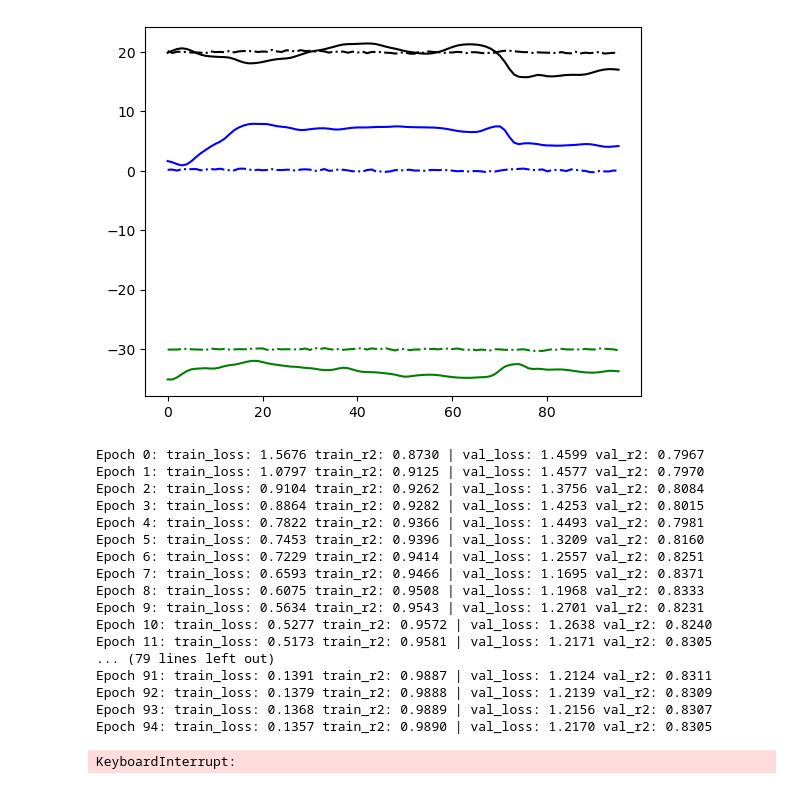
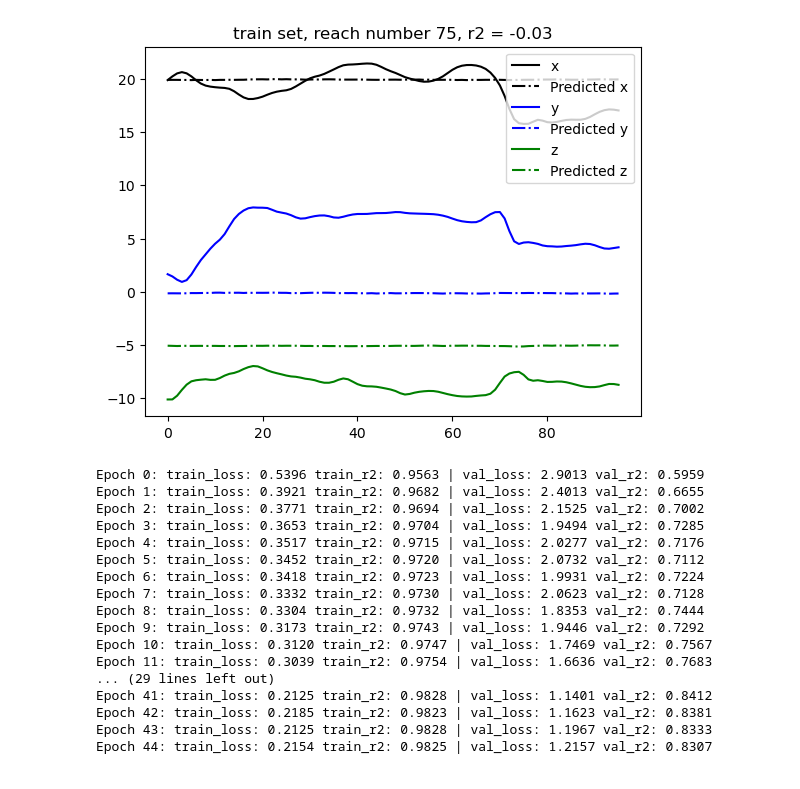
Before and after one commit to daltondm/decoding_movement_from_neural_spiking_data, a Jupyter notebook: decoding_movment_with_LSTMs.ipynb, the cells around one changed output. Drawn from its saved outputs; the diff is of its cells as text; code cells hidden in the pictures.

```diff
--- a/decoding_movment_with_LSTMs.ipynb
+++ b/decoding_movment_with_LSTMs.ipynb
@@ -91,23 +164,14 @@ optimizer = torch.optim.SGD(lstm_model.parameters(), lr=0.001)
-# %%
-def predict_single_trial_position(model, spks_arr, pos_arr, lead_bins, spikes_t0_bin, device, plot=False):
-    model.eval()
-    with torch.inference_mode():
-        spikes_list, position_list = prepare_single_trial_data(spks_arr,
-                                                               pos_arr,
-                                                               lead_bins=lead_bins,
-                                                               spikes_t0_bin=spikes_t0_bin,
-                                                               device=device)
-
-        position_pred = np.full_like(pos_arr, np.nan)
-        for bin, (spks, pos) in enumerate(zip(spikes_list, position_list)):
-            pos_out_tensor = model(spks)
-            position_pred[:, bin] = pos_out_tensor.cpu().numpy()
-
-        if plot:
-            plot_pred_vs_true_pos(position_pred, pos_arr)
-
-predict_single_trial_position(lstm_model, spikes_train.iloc[0], pos_train.iloc[0], lead_bins, spikes_t0_bin, device, plot=True)
-# %% [output]
-[figure, removed]
+# %%
+
+eval_dict = dict(group='train', idx=0, spikes=spikes_train, position=pos_train)
+trial_r2 = predict_single_trial_position(lstm_model,
+                                         eval_dict,
+                                         sequence_bins,
+                                         decoder_lead_bins,
+                                         spikes_t0_bin,
+                                         device,
+                                         plot=True)
+# %% [output]
+[figure, added]
 # %%
 def train_model(model, spikes_train, pos_train, spikes_val, pos_val,
@@ -197,29 +264,29 @@ train_loss, val_loss = train_model(lstm_model,
                                    pos_train,
                                    spikes_val,
                                    pos_val,
-                                   lead_bins,
+                                   sequence_bins,
+                                   decoder_lead_bins,
                                    spikes_t0_bin,
                                    device,
                                    loss_function,
                                    optimizer,
-                                   epochs=1000,
+                                   epochs=50,
                                    print_res=True)
 # %% [output]
-Epoch 0: train_loss: 1.5676 train_r2: 0.8730 | val_loss: 1.4599 val_r2: 0.7967
-Epoch 1: train_loss: 1.0797 train_r2: 0.9125 | val_loss: 1.4577 val_r2: 0.7970
-Epoch 2: train_loss: 0.9104 train_r2: 0.9262 | val_loss: 1.3756 val_r2: 0.8084
-Epoch 3: train_loss: 0.8864 train_r2: 0.9282 | val_loss: 1.4253 val_r2: 0.8015
-Epoch 4: train_loss: 0.7822 train_r2: 0.9366 | val_loss: 1.4493 val_r2: 0.7981
-Epoch 5: train_loss: 0.7453 train_r2: 0.9396 | val_loss: 1.3209 val_r2: 0.8160
-Epoch 6: train_loss: 0.7229 train_r2: 0.9414 | val_loss: 1.2557 val_r2: 0.8251
-Epoch 7: train_loss: 0.6593 train_r2: 0.9466 | val_loss: 1.1695 val_r2: 0.8371
-Epoch 8: train_loss: 0.6075 train_r2: 0.9508 | val_loss: 1.1968 val_r2: 0.8333
-Epoch 9: train_loss: 0.5634 train_r2: 0.9543 | val_loss: 1.2701 val_r2: 0.8231
-Epoch 10: train_loss: 0.5277 train_r2: 0.9572 | val_loss: 1.2638 val_r2: 0.8240
-Epoch 11: train_loss: 0.5173 train_r2: 0.9581 | val_loss: 1.2171 val_r2: 0.8305
-... (79 lines left out)
-Epoch 91: train_loss: 0.1391 train_r2: 0.9887 | val_loss: 1.2124 val_r2: 0.8311
-Epoch 92: train_loss: 0.1379 train_r2: 0.9888 | val_loss: 1.2139 val_r2: 0.8309
-Epoch 93: train_loss: 0.1368 train_r2: 0.9889 | val_loss: 1.2156 val_r2: 0.8307
-Epoch 94: train_loss: 0.1357 train_r2: 0.9890 | val_loss: 1.2170 val_r2: 0.8305
+Epoch 0: train_loss: 0.5396 train_r2: 0.9563 | val_loss: 2.9013 val_r2: 0.5959
+Epoch 1: train_loss: 0.3921 train_r2: 0.9682 | val_loss: 2.4013 val_r2: 0.6655
+Epoch 2: train_loss: 0.3771 train_r2: 0.9694 | val_loss: 2.1525 val_r2: 0.7002
+Epoch 3: train_loss: 0.3653 train_r2: 0.9704 | val_loss: 1.9494 val_r2: 0.7285
+Epoch 4: train_loss: 0.3517 train_r2: 0.9715 | val_loss: 2.0277 val_r2: 0.7176
+Epoch 5: train_loss: 0.3452 train_r2: 0.9720 | val_loss: 2.0732 val_r2: 0.7112
+Epoch 6: train_loss: 0.3418 train_r2: 0.9723 | val_loss: 1.9931 val_r2: 0.7224
+Epoch 7: train_loss: 0.3332 train_r2: 0.9730 | val_loss: 2.0623 val_r2: 0.7128
+Epoch 8: train_loss: 0.3304 train_r2: 0.9732 | val_loss: 1.8353 val_r2: 0.7444
+Epoch 9: train_loss: 0.3173 train_r2: 0.9743 | val_loss: 1.9446 val_r2: 0.7292
+Epoch 10: train_loss: 0.3120 train_r2: 0.9747 | val_loss: 1.7469 val_r2: 0.7567
+Epoch 11: train_loss: 0.3039 train_r2: 0.9754 | val_loss: 1.6636 val_r2: 0.7683
+... (29 lines left out)
+Epoch 41: train_loss: 0.2125 train_r2: 0.9828 | val_loss: 1.1401 val_r2: 0.8412
+Epoch 42: train_loss: 0.2185 train_r2: 0.9823 | val_loss: 1.1623 val_r2: 0.8381
+Epoch 43: train_loss: 0.2125 train_r2: 0.9828 | val_loss: 1.1967 val_r2: 0.8333
+Epoch 44: train_loss: 0.2154 train_r2: 0.9825 | val_loss: 1.2157 val_r2: 0.8307
-KeyboardInterrupt:
```
Also changed, not shown: parts of 12 cells of this notebook, 1 other file.
